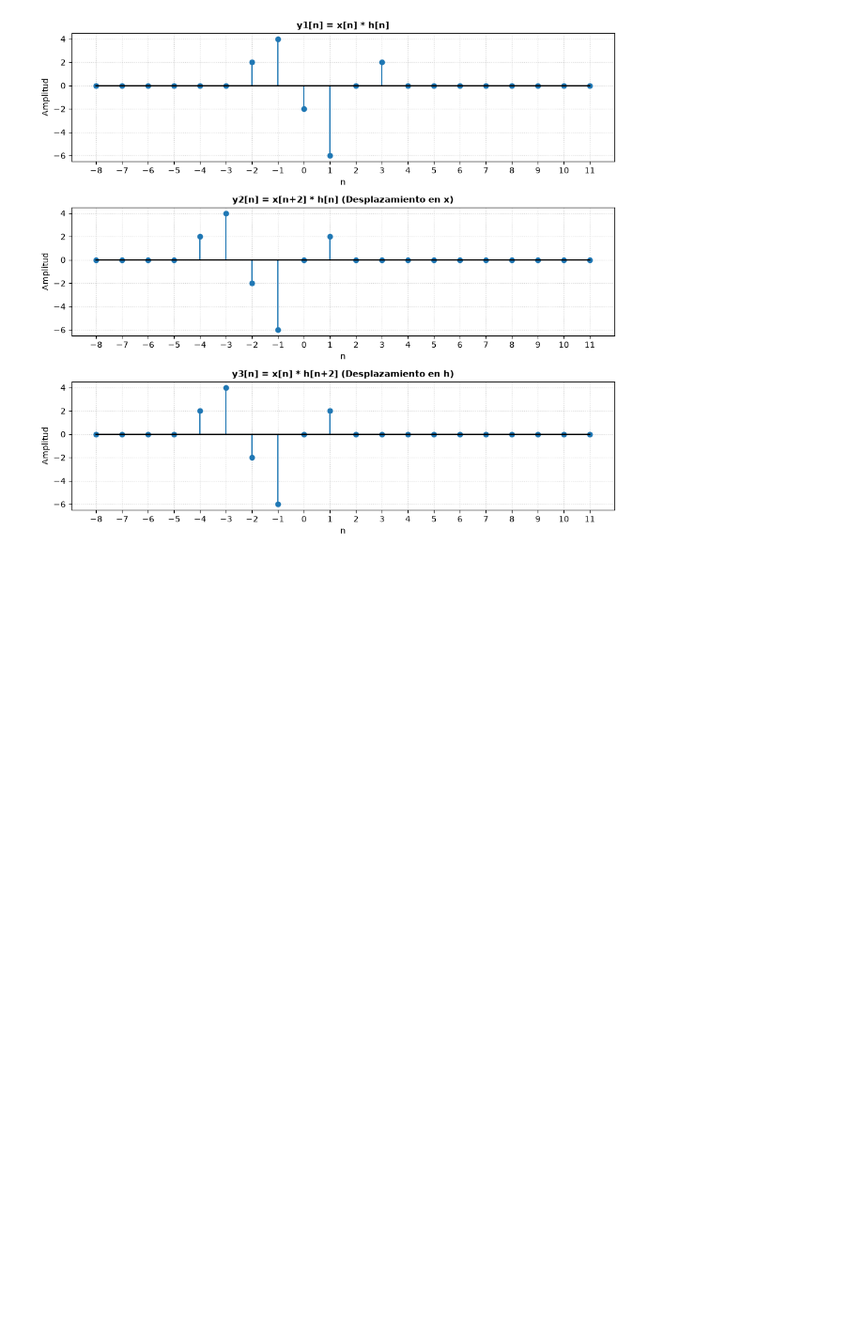
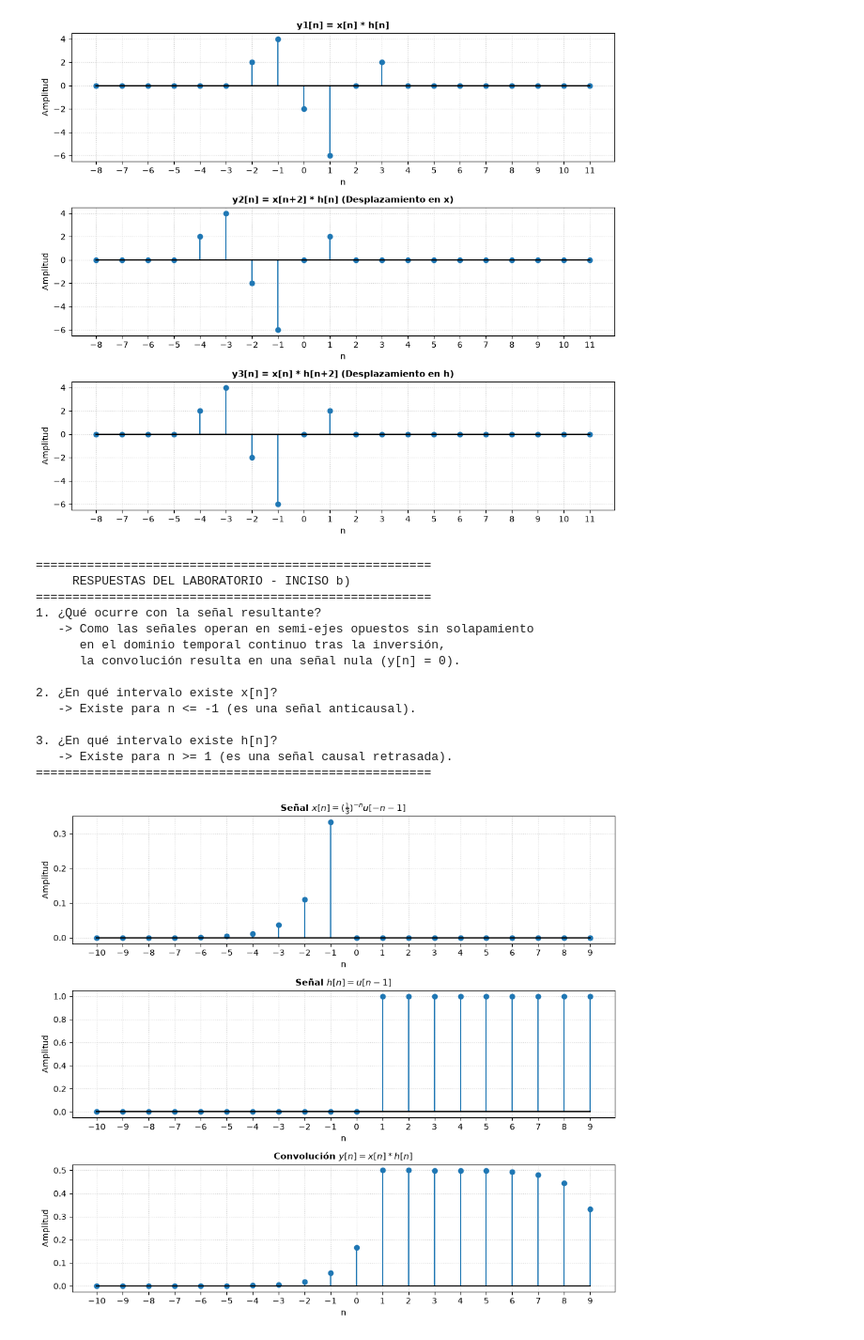
Before and after one commit to JulioOZ-cmyk/Procesamiento-de-senales, a Jupyter notebook: notebooks/Lab2.ipynb, the cells around one changed output. Shown at 94% size. Drawn from its saved outputs; the diff is of its cells as text; code cells hidden in the pictures; blank space fills up the shorter version.

```diff
--- a/notebooks/Lab2.ipynb
+++ b/notebooks/Lab2.ipynb
@@ -88,3 +82,75 @@ plt.show()
    -> La propiedad de Invariancia Temporal y Linealidad.
 ======================================================
 [figure]
+# %%
+import matplotlib.pyplot as plt
+import numpy as np
+
+n_range = np.arange(-10, 10)
+
+def x_sig(n):
+  val = (1.0 / 3.0) ** (-n)
+  u_step = (-n - 1 >= 0).astype(float)
+  return val * u_step
+
+def h_sig(n):
+  return (n - 1 >= 0).astype(float)
+
+x = x_sig(n_range)
+h = h_sig(n_range)
+
+y = np.convolve(x, h, mode="same")
+
+print("======================================================")
+print("     RESPUESTAS DEL LABORATORIO - INCISO b)           ")
+print("======================================================")
+print("1. ¿Qué ocurre con la señal resultante?")
+print(
+    "   -> Como las señales operan en semi-ejes opuestos sin "
+    "solapamiento"
+)
+print("      en el dominio temporal continuo tras la inversión,"
+)
+print("      la convolución resulta en una señal nula (y[n] = 0).")
+print("\n2. ¿En qué intervalo existe x[n]?")
+print("   -> Existe para n <= -1 (es una señal anticausal).")
+print("\n3. ¿En qué intervalo existe h[n]?")
+print("   -> Existe para n >= 1 (es una señal causal retrasada).")
+print("======================================================\n")
+
+fig, axes = plt.subplots(3, 1, figsize=(10, 9))
+
+titulos = [
+    r"Señal $x[n] = (\frac{1}{3})^{-n} u[-n-1]$",
+    r"Señal $h[n] = u[n-1]$",
+    r"Convolución $y[n] = x[n] * h[n]$",
+]
+
+senales = [x, h, y]
+
+for ax, sig, title in zip(axes, senales, titulos):
+  ax.stem(n_range, sig, basefmt="k-")
+  ax.set_title(title, fontsize=11, fontweight="bold")
+  ax.set_xlabel("n")
+  ax.set_ylabel("Amplitud")
+  ax.set_xticks(n_range)
+  ax.grid(True, linestyle=":", alpha=0.6)
+
+plt.tight_layout()
+plt.show()
+# %% [output]
+======================================================
+     RESPUESTAS DEL LABORATORIO - INCISO b)
+======================================================
+1. ¿Qué ocurre con la señal resultante?
+   -> Como las señales operan en semi-ejes opuestos sin solapamiento
+      en el dominio temporal continuo tras la inversión,
+      la convolución resulta en una señal nula (y[n] = 0).
+
+2. ¿En qué intervalo existe x[n]?
+   -> Existe para n <= -1 (es una señal anticausal).
+
+3. ¿En qué intervalo existe h[n]?
+   -> Existe para n >= 1 (es una señal causal retrasada).
+======================================================
+[figure, added]
```
Also changed, not shown: parts of 2 cells of this notebook.
